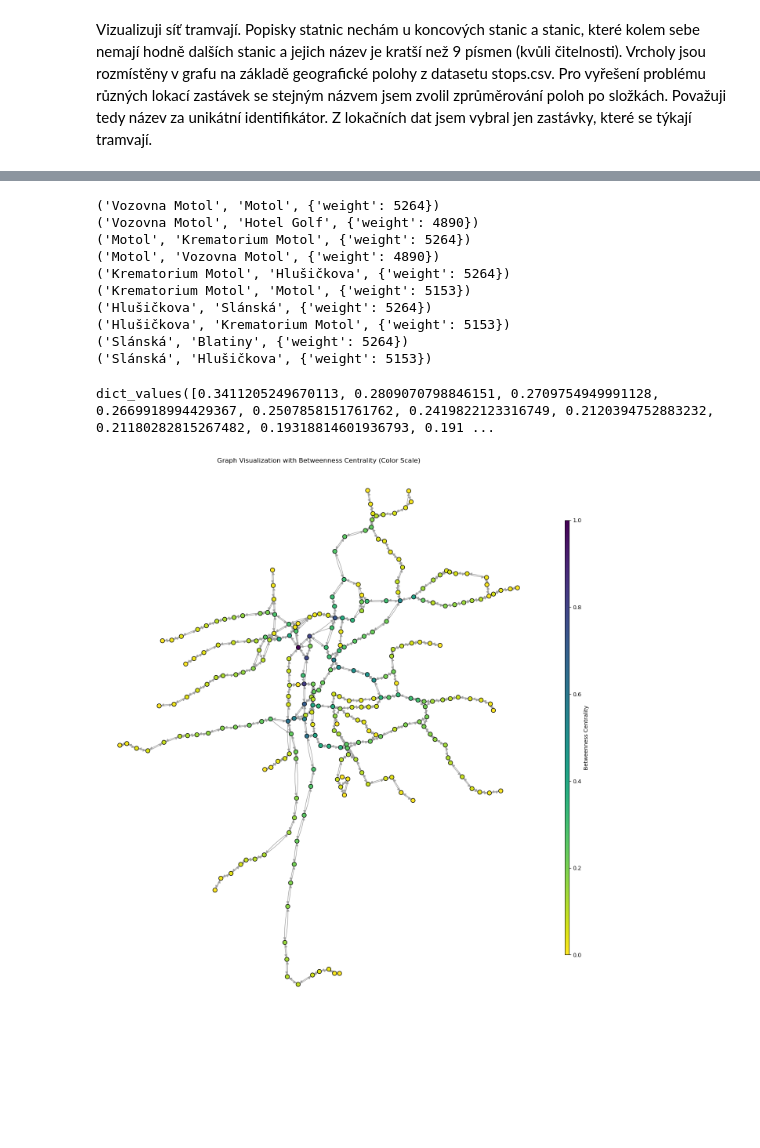
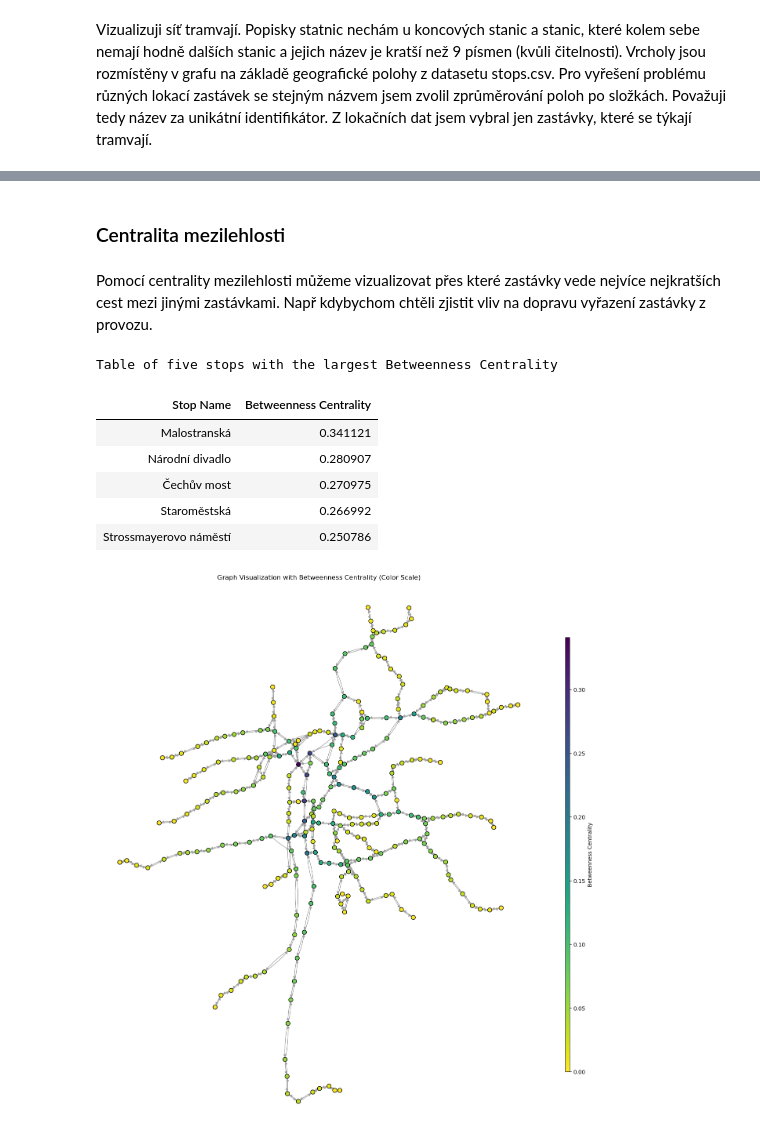
Before and after one commit to andyska09/Data-Visualisation, a Jupyter notebook: 02/solution02.ipynb, the cells around one changed output, grey strips where cells are left out. Saved outputs shown, nothing was run; the diff lists cells and outputs as text; code cells hidden in the pictures; blank space fills up the shorter version.

Commit message:
hw02: added centrality

```diff
--- a/02/solution02.ipynb
+++ b/02/solution02.ipynb
@@ -115,5 +101,24 @@ def initialize_graph(df):
 # %%
 tram_df = pid[pid["route_type"] == 0]
 G_tram_subgraph = initialize_graph(tram_df)
+# %%
+def get_filtered_stops(filtered_df, stops):
+    tram_stops = set(filtered_df['stop_from']).union(set(filtered_df['stop_to']))
+    filtered_stops = stops[stops['stop_id'].isin(tram_stops)]
+    return filtered_stops
+
+def get_pos(filtered_df, stops):
+    filtered_stops = get_filtered_stops(filtered_df, stops)
+    mean_loc = filtered_stops.groupby("stop_name").apply(
+        lambda x: pd.Series({
+            "mean_lat": x["stop_lat"].mean(),
+            "mean_lon": x["stop_lon"].mean()
+        })
+    ).reset_index()
+
+    pos = mean_loc.set_index("stop_name")[["mean_lat", "mean_lon"]].to_dict("index")
+    pos = {key: (value["mean_lon"], value["mean_lat"]) for key, value in pos.items()}
+    return pos, mean_loc
 # %%
 stops = pd.read_csv("stops.csv")
+pos, mean_loc = get_pos(tram_df, stops)
@@ -208,21 +205,6 @@ plt.show()
-# %%
-# Print the first 10 edges from the graph
-edges = list(G_tram_subgraph.edges(data=True))[:10]
-for edge in edges:
-    print(edge)
-# %% [output]
-('Vozovna Motol', 'Motol', {'weight': 5264})
-('Vozovna Motol', 'Hotel Golf', {'weight': 4890})
-('Motol', 'Krematorium Motol', {'weight': 5264})
-('Motol', 'Vozovna Motol', {'weight': 4890})
-('Krematorium Motol', 'Hlušičkova', {'weight': 5264})
-('Krematorium Motol', 'Motol', {'weight': 5153})
-('Hlušičkova', 'Slánská', {'weight': 5264})
-('Hlušičkova', 'Krematorium Motol', {'weight': 5153})
-('Slánská', 'Blatiny', {'weight': 5264})
-('Slánská', 'Hlušičkova', {'weight': 5153})
+# %% [markdown]
+### Centralita mezilehlosti
+# %% [markdown]
+Pomocí centrality mezilehlosti můžeme vizualizovat přes které zastávky vede nejvíce nejkratších cest mezi jinými zastávkami. Např kdybychom chtěli zjistit vliv na dopravu vyřazení zastávky z provozu.
 # %%
 between_centrality = dict(sorted(nx.betweenness_centrality(G_tram_subgraph).items(), key=lambda item: item[1], reverse=True))
-between_centrality.values()
-# %% [output]
-dict_values([0.3411205249670113, 0.2809070798846151, 0.2709754949991128, 0.2669918994429367, 0.2507858151761762, 0.2419822123316749, 0.2120394752883232, 0.21180282815267482, 0.19318814601936793, 0.191 ...
@@ -229,34 +242,16 @@ dict_values([0.3411205249670113, 0.2809070798846151, 0.2709754949991128, 0.26699
 # %%
 fig, ax = plt.subplots(figsize=(18, 18))
 
+display_centrality('Betweenness Centrality', between_centrality, G_tram_subgraph, ax)
+display_table('Betweenness Centrality', between_centrality)
 
-node_color = [between_centrality[node] for node in G_tram_subgraph.nodes()]
-cmap = cm.get_cmap('viridis_r')
-norm = plt.Normalize(vmin=min(node_color), vmax=max(node_color))
-
-nx.draw_networkx(
-    G_tram_subgraph,
-    pos=pos,
-    ax=ax,
-    node_size=60,
-    node_color=node_color,
-    edgecolors='black',
-    edge_color='#a0a0a0',
-    arrowstyle='-|>',
-    arrows=True,
-    cmap=cmap,
-    connectionstyle='arc3,rad=0.07',
-    with_labels=False
-)
-
-sm = plt.cm.ScalarMappable(cmap=cmap)
-sm.set_array([])
-plt.colorbar(sm, label='Betweenness Centrality', shrink=0.8, aspect=100)
-
-plt.title("Graph Visualization with Betweenness Centrality (Color Scale)")
-
-plt.margins(0)
-plt.axis("off")
 plt.show()
 # %% [output]
+Table of five stops with the largest Betweenness Centrality
+| Stop Name | Betweenness Centrality |
+| Malostranská | 0.341121 |
+| Národní divadlo | 0.280907 |
+| Čechův most | 0.270975 |
+| Staroměstská | 0.266992 |
+| Strossmayerovo náměstí | 0.250786 |
-[figure, old version]
+[figure, new version]
```
Also changed, not shown: parts of 35 cells of this notebook.
